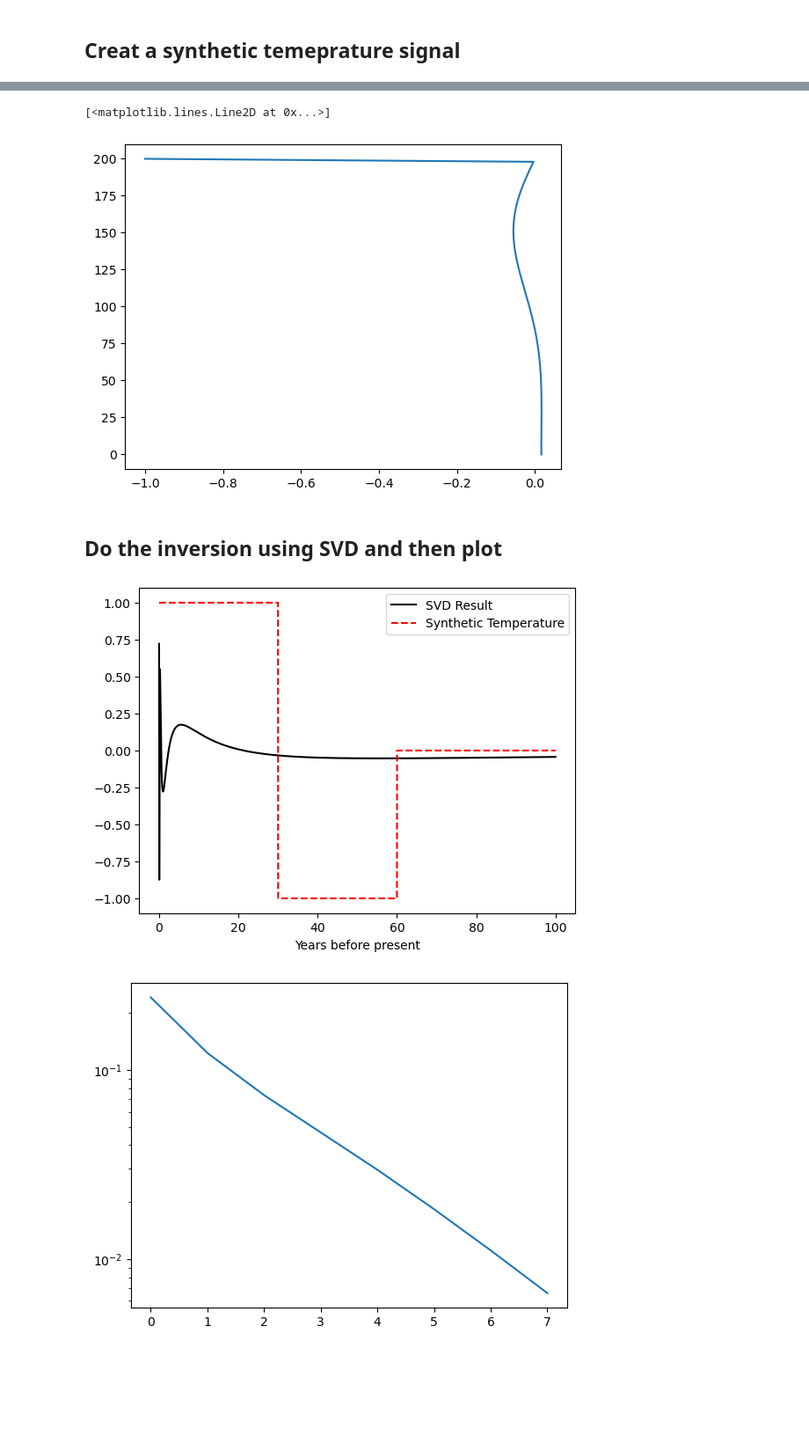
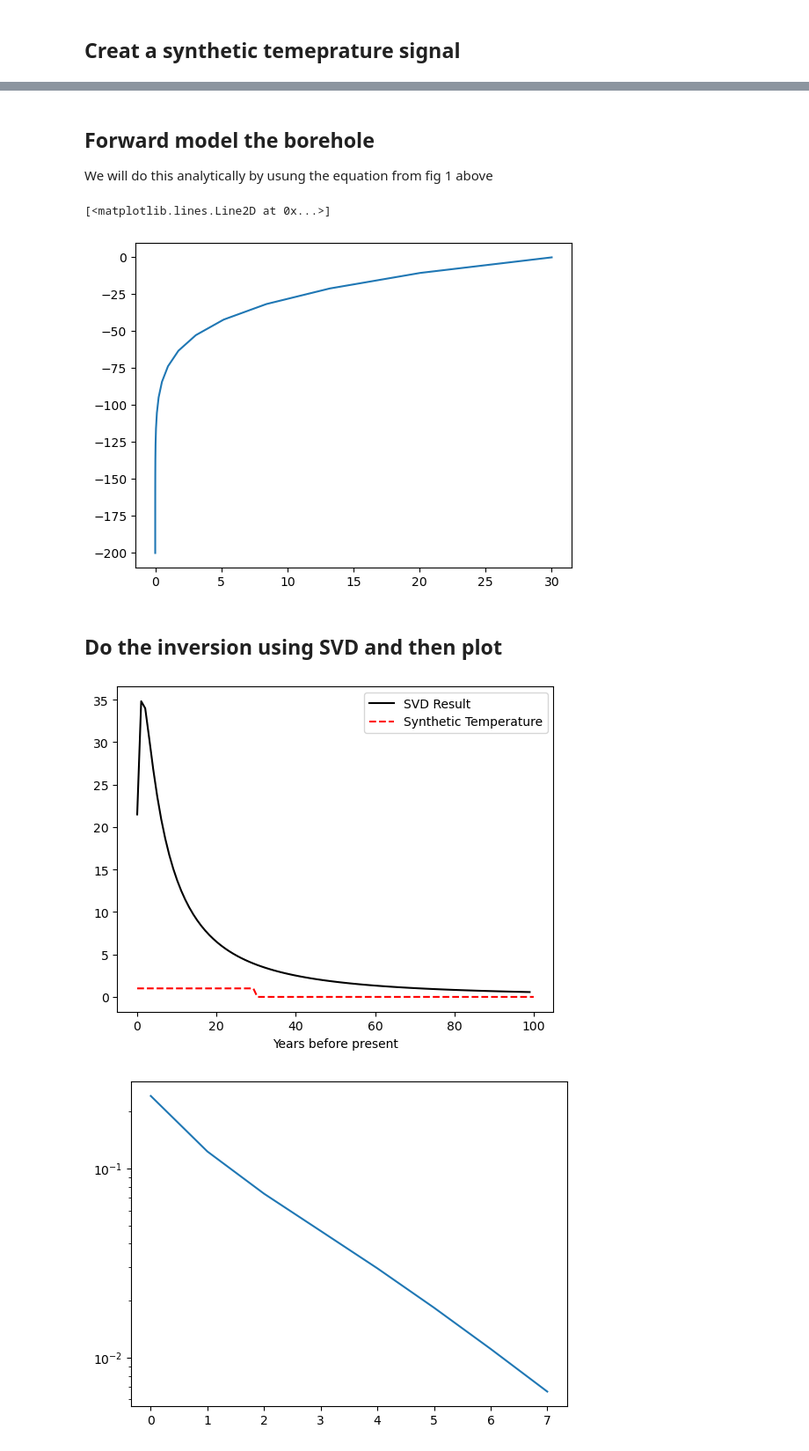
Before and after one commit to johnmorganmanos/Antarctica_AH_Thermometry, a Jupyter notebook: SVD_testing.ipynb, the cells around one changed output, grey strips where cells are left out. Shown: that part at 88% size. Drawn from its saved outputs; the diff is of its cells as text; code cells hidden in the pictures; blank space fills up the shorter version.

Commit message:
Fixed the foreword model boreholes to be similar to 1992 paper.

```diff
--- a/SVD_testing.ipynb
+++ b/SVD_testing.ipynb
@@ -33,8 +33,8 @@ plt.legend()
 # %% [markdown]
 ## A_jk in Equation 6  from Mareschal and Beltrami (1992)
 # %%
-num_steps = 5000
-nz=100
+num_steps = 100
+nz=20
 
 t = np.linspace(0.0001,100,num_steps)
 z = np.linspace(0.0001,200,nz)
@@ -79,8 +79,8 @@ plt.show()
 syn_temp = np.zeros(len(t))
 stop = int(.3*len(t))
 syn_temp[:stop] = 1
-syn_temp[stop:2*stop] = -1
-syn_temp[4*stop:] = 0
+# syn_temp[stop:2*stop] = -1
+# syn_temp[4*stop:] = 0
 
 
 fig,ax = plt.subplots()
@@ -116,23 +92,36 @@ t = 100 ; dt = 0.02000398079615923 ; melt rate = 0.0 ; melt cum =  0.0 ; q_b =
+# %% [markdown]
+## Forward model the borehole
+We will do this analytically by usung the equation from fig 1 above
+# %%
+t_hist = np.zeros((len(t),len(z)))
+for q,(i,temp) in enumerate(zip(t,syn_temp)):
+    T_z = np.zeros(len(z))
+    for k,j in enumerate(z):
+        T = temp*math.erfc(j/ (2*np.sqrt(k_diff*i)))
+#         print(T)
+        T_z[k]=T
+    t_hist[q,:] = T_z
 # %%
-anomaly = (modeled_profile-steady_state)
-fig,ax = plt.subplots()
-ax.plot(anomaly,z)
+borehole=np.sum(t_hist,axis=0)
+
+fig,ax=plt.subplots()
+ax.plot(borehole,z*-1)
 # %% [output]
 [<matplotlib.lines.Line2D at 0x...>]
-[figure, old version]
+[figure, new version]
 # %% [markdown]
 ## Do the inversion using SVD and then plot
 # %%
-inversed_SVD = inverser_SVD(A_jk,anomaly,nz=nz,p=6)
+inversed_SVD = inverser_SVD(A_jk,borehole,nz=nz,p=3)
 
 fig, ax = plt.subplots()
 ax.plot(t[:-1],inversed_SVD[0],label='SVD Result', c='black')
 ax.plot(t,syn_temp,label='Synthetic Temperature',c='red',ls='--')
 ax.set_xlabel('Years before present')
 ax.legend()
 plt.show()
 # %% [output]
-[figure, old version]
+[figure, new version]
 # %%
 fig, ax = plt.subplots()
 ax.plot(np.diag(inversed_SVD[2]))
```
Also changed, not shown: parts of 5 cells of this notebook.
